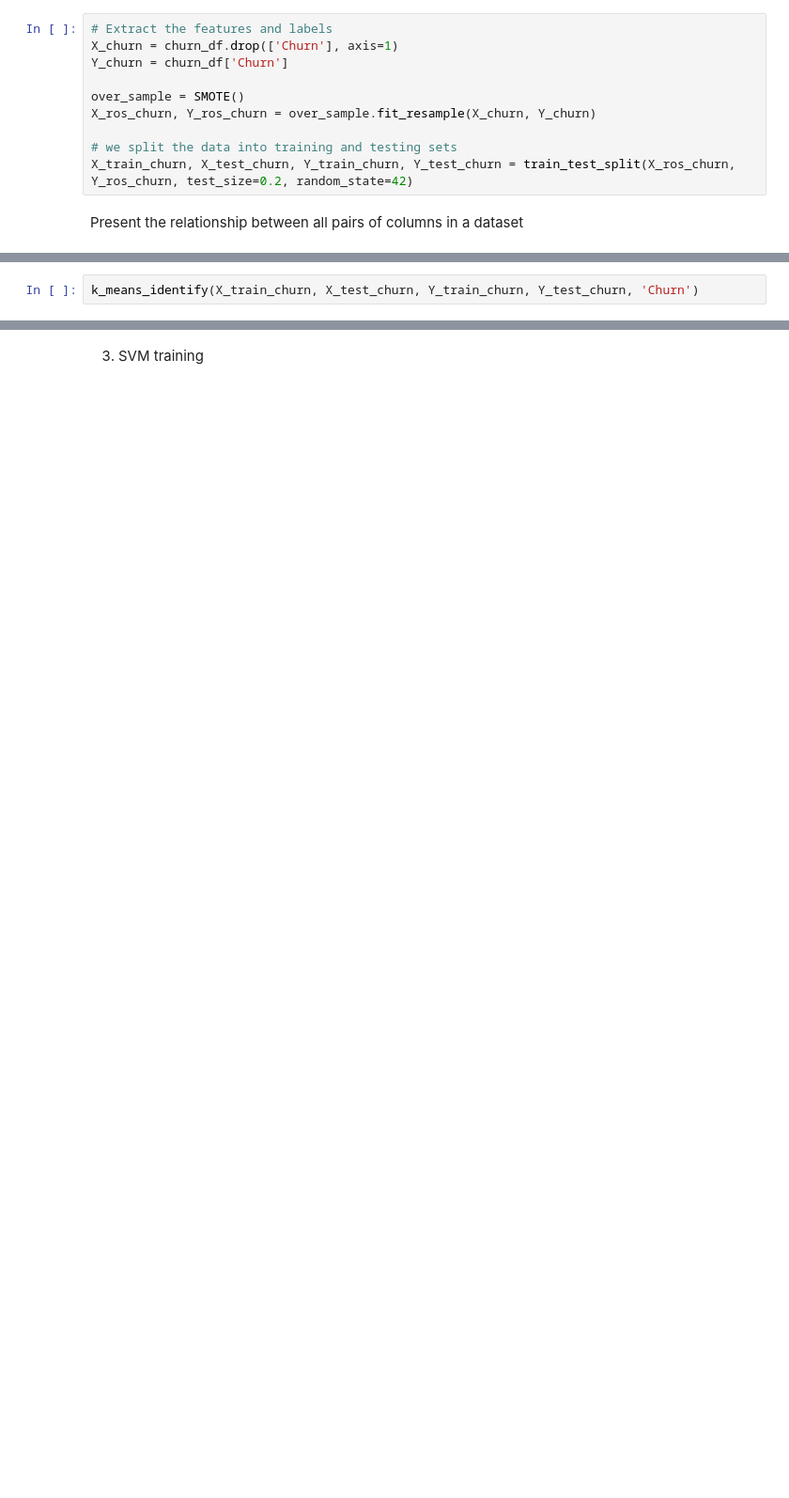
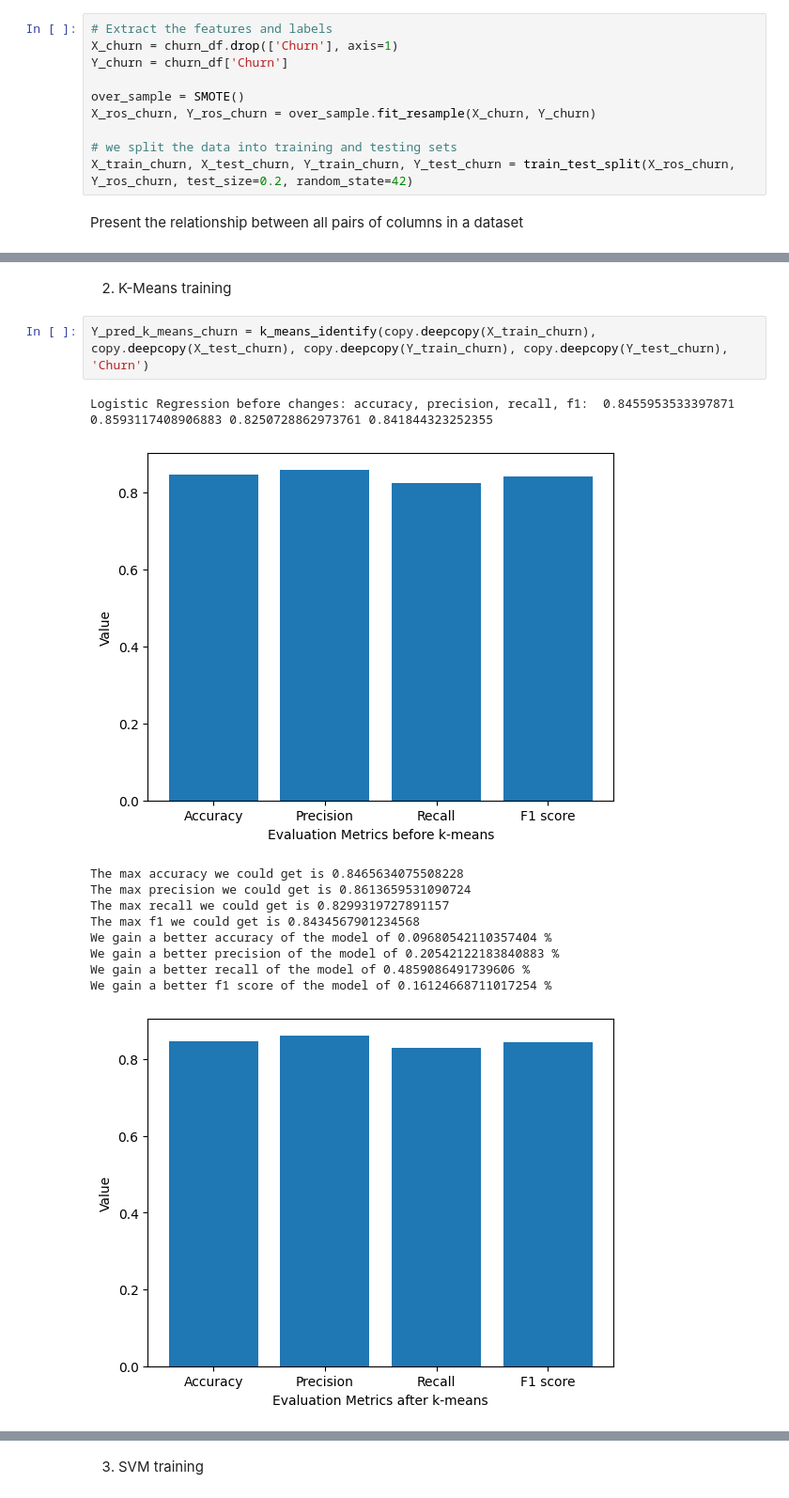
Before and after one commit to moriarais/AutomatingAnalysisModelsAndMisprediction, a Jupyter notebook: notebooks/automate_analysis.ipynb, the cells around one changed output, grey strips where cells are left out. Shown at 94% size. Saved outputs shown, nothing was run; the diff lists cells and outputs as text; blank space fills up the shorter version.

```diff
--- a/notebooks/automate_analysis.ipynb
+++ b/notebooks/automate_analysis.ipynb
@@ -539,2 +676,16 @@ sns.heatmap(churn_df.corr(), annot=True)
+# %% [markdown]
+2. K-Means training
 # %%
-k_means_identify(X_train_churn, X_test_churn, Y_train_churn, Y_test_churn, 'Churn')
+Y_pred_k_means_churn = k_means_identify(copy.deepcopy(X_train_churn), copy.deepcopy(X_test_churn), copy.deepcopy(Y_train_churn), copy.deepcopy(Y_test_churn), 'Churn')
+# %% [output]
+Logistic Regression before changes: accuracy, precision, recall, f1:  0.8455953533397871 0.8593117408906883 0.8250728862973761 0.841844323252355
+[figure, added]
+The max accuracy we could get is 0.8465634075508228
+The max precision we could get is 0.8613659531090724
+The max recall we could get is 0.8299319727891157
+The max f1 we could get is 0.8434567901234568
+We gain a better accuracy of the model of 0.09680542110357404 %
+We gain a better precision of the model of 0.20542122183840883 %
+We gain a better recall of the model of 0.4859086491739606 %
+We gain a better f1 score of the model of 0.16124668711017254 %
+[figure, added]
```
Also changed, not shown: parts of 69 cells of this notebook.
